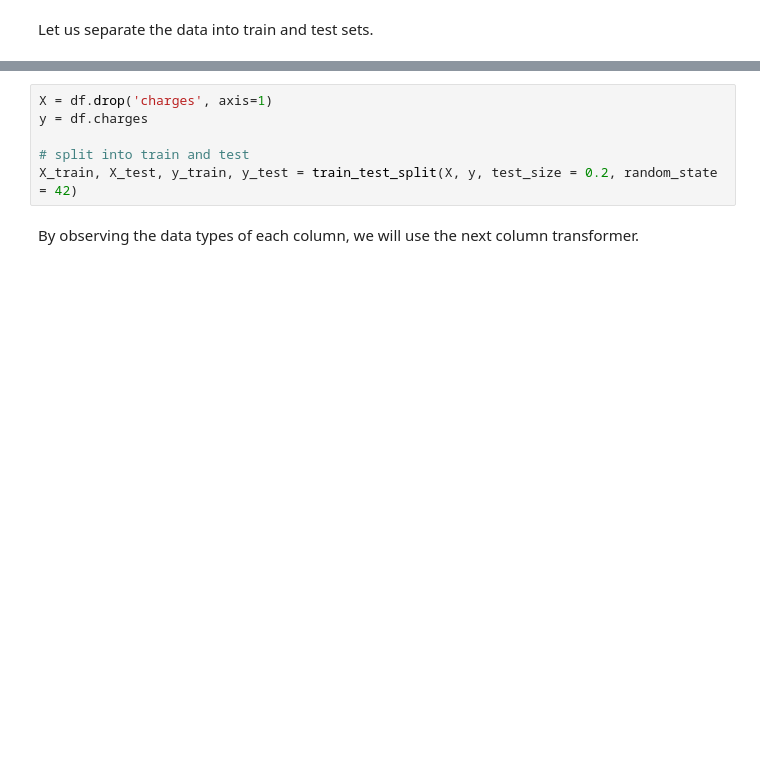
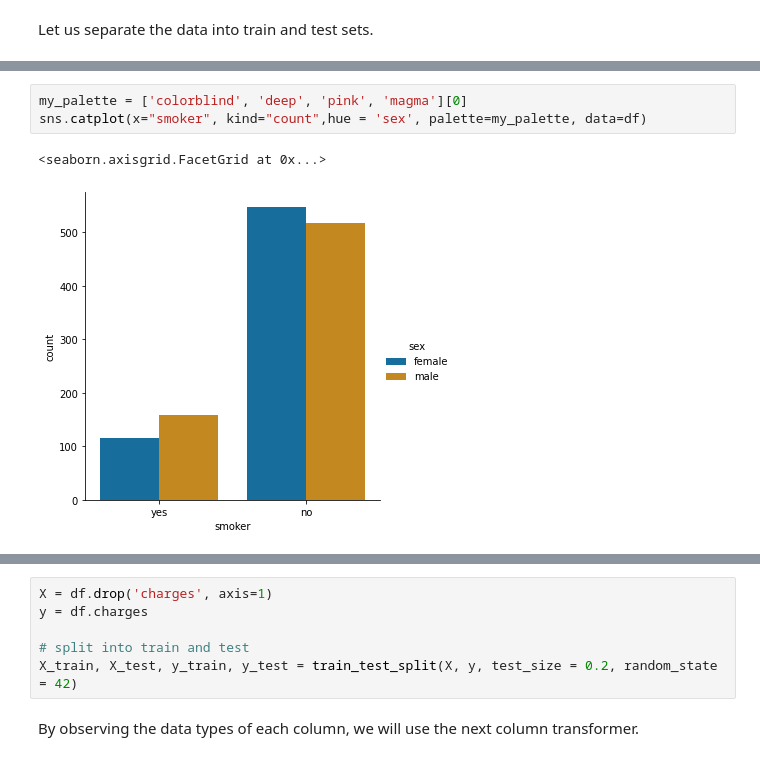
Before and after one commit to ArrigoCoen/Insurance_expenses_prediction, a Jupyter notebook: medical-cost-personal-datasets.ipynb, the cells around one changed output, grey strips where cells are left out. Drawn from its saved outputs; the diff is of its cells as text; blank space fills up the shorter version.

```diff
--- a/medical-cost-personal-datasets.ipynb
+++ b/medical-cost-personal-datasets.ipynb
@@ -78,0 +88,6 @@ Let us separate the data into train and test sets.
+# %%
+my_palette = ['colorblind', 'deep', 'pink', 'magma'][0]
+sns.catplot(x="smoker", kind="count",hue = 'sex', palette=my_palette, data=df)
+# %% [output]
+<seaborn.axisgrid.FacetGrid at 0x...>
+[figure, added]
```
Also changed, not shown: parts of 50 cells of this notebook.
